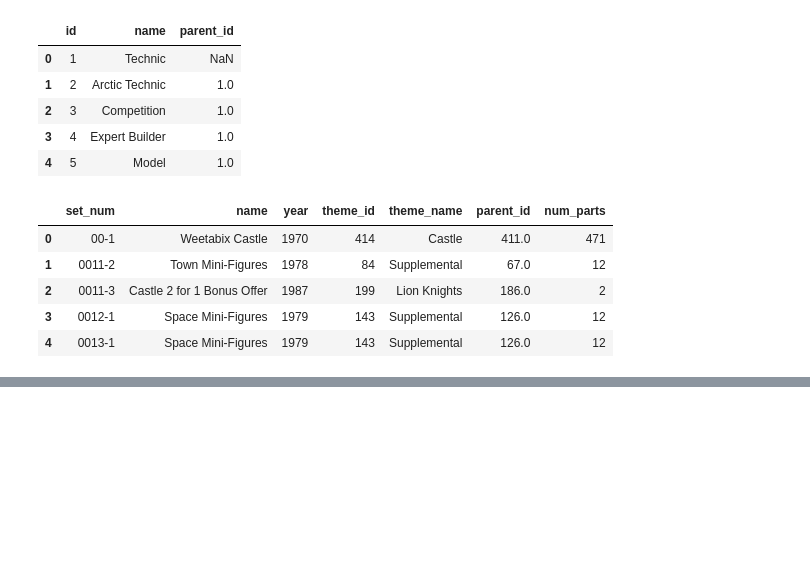
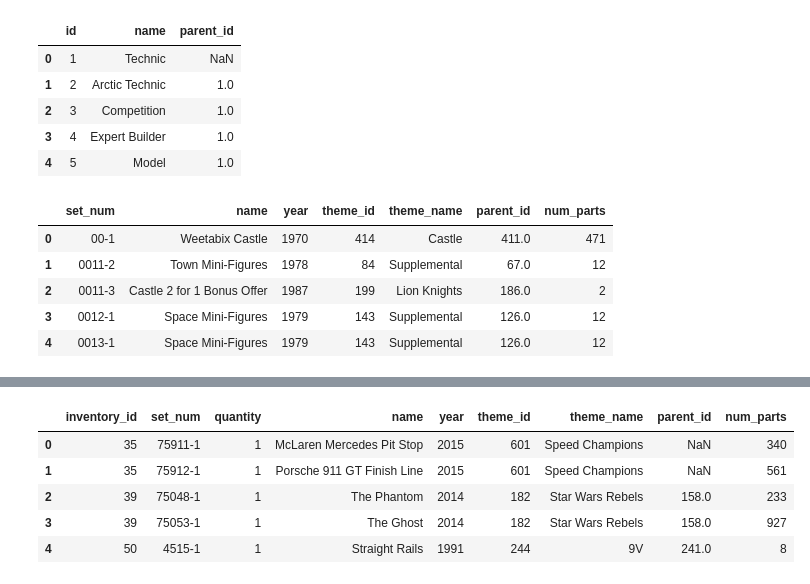
Before and after one commit to matias-herreros/ADD_Lego, a Jupyter notebook: EDA.ipynb, the cells around one changed output, grey strips where cells are left out. Saved outputs shown, nothing was run; the diff lists cells and outputs as text; code cells hidden in the pictures; blank space fills up the shorter version.

```diff
--- a/EDA.ipynb
+++ b/EDA.ipynb
@@ -144,3 +287,6 @@ sets_with_themes.head(5)
 | 2 | 0011-3 | Castle 2 for 1 Bonus Offer | 1987 | 199 | Lion Knights | 186.0 | 2 |
 | 3 | 0012-1 | Space Mini-Figures | 1979 | 143 | Supplemental | 126.0 | 12 |
 | 4 | 0013-1 | Space Mini-Figures | 1979 | 143 | Supplemental | 126.0 | 12 |
+# %%
+inventory_sets = pd.read_csv('./dataset/inventory_sets.csv')
+inventory_sets.head(5)
@@ -146,0 +300,10 @@ sets_with_themes.head(5)
+# %%
+inventory_sets_with_sets = inventory_sets.merge(sets_with_themes, on='set_num', how='left')
+inventory_sets_with_sets.head(5)
+# %% [output]
+|  | inventory_id | set_num | quantity | name | year | theme_id | theme_name | parent_id | num_parts |
+| 0 | 35 | 75911-1 | 1 | McLaren Mercedes Pit Stop | 2015 | 601 | Speed Champions | NaN | 340 |
+| 1 | 35 | 75912-1 | 1 | Porsche 911 GT Finish Line | 2015 | 601 | Speed Champions | NaN | 561 |
+| 2 | 39 | 75048-1 | 1 | The Phantom | 2014 | 182 | Star Wars Rebels | 158.0 | 233 |
+| 3 | 39 | 75053-1 | 1 | The Ghost | 2014 | 182 | Star Wars Rebels | 158.0 | 927 |
+| 4 | 50 | 4515-1 | 1 | Straight Rails | 1991 | 244 | 9V | 241.0 | 8 |
```
Also changed, not shown: parts of 14 cells of this notebook, 1 other file.
